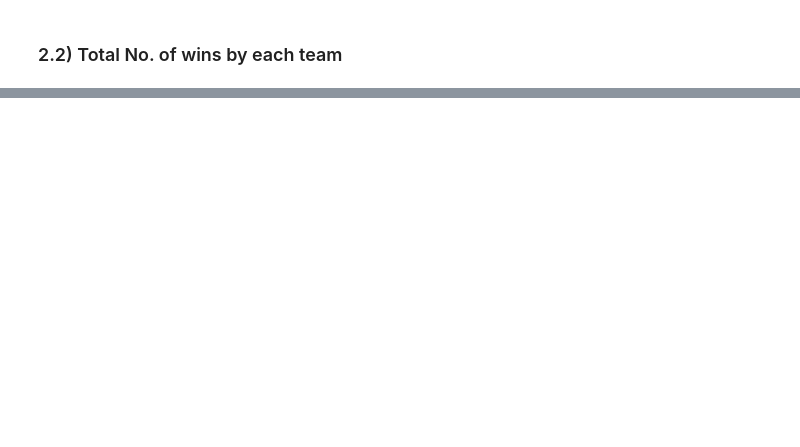
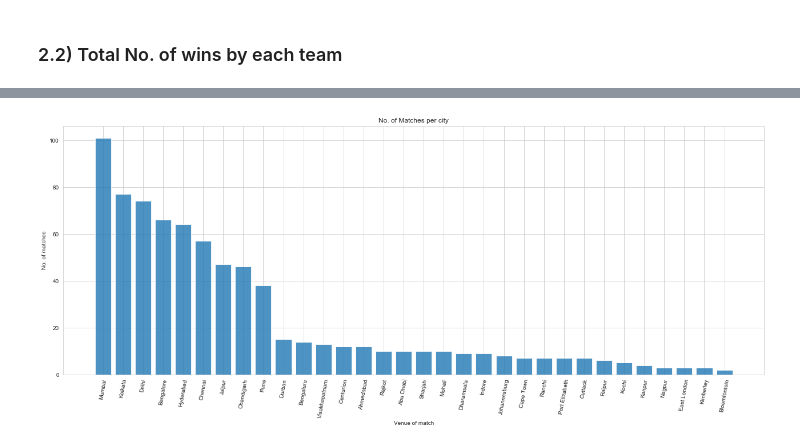
Before and after one commit to AmanAswal/Data-Analysis, a Jupyter notebook: IPL/main.ipynb, the cells around one changed output, grey strips where cells are left out. Saved outputs shown, nothing was run; the diff lists cells and outputs as text; code cells hidden in the pictures; blank space fills up the shorter version.

```diff
--- a/IPL/main.ipynb
+++ b/IPL/main.ipynb
@@ -106,0 +139,13 @@ plt.show()
+# %%
+cities = pd.DataFrame(df['city'].value_counts())
+cities['name'] = cities.index
+# %%
+plt.figure(figsize=(22,8))
+plt.bar(cities['name'], cities['city'], alpha=0.8)
+plt.xticks(rotation=80)
+plt.title('No. of Matches per city')
+plt.ylabel('No. of matches')
+plt.xlabel("Venue of match")
+plt.show()
+# %% [output]
+[figure, added]
```
Also changed, not shown: parts of 10 cells of this notebook.
